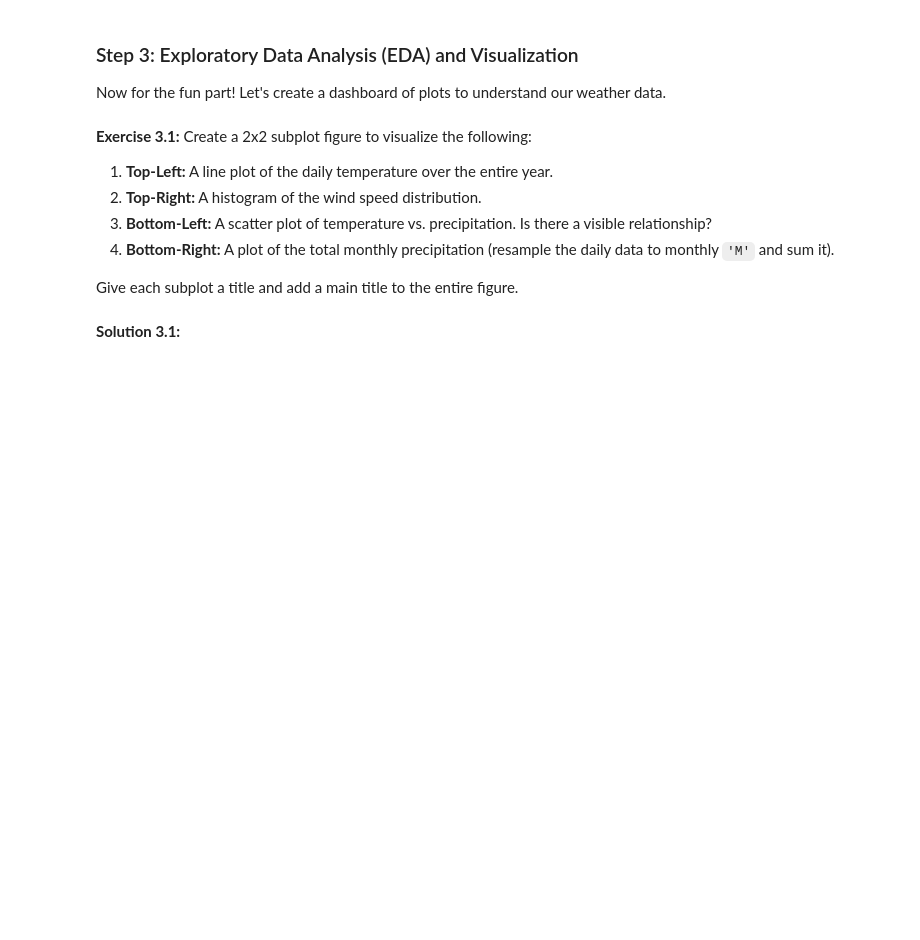
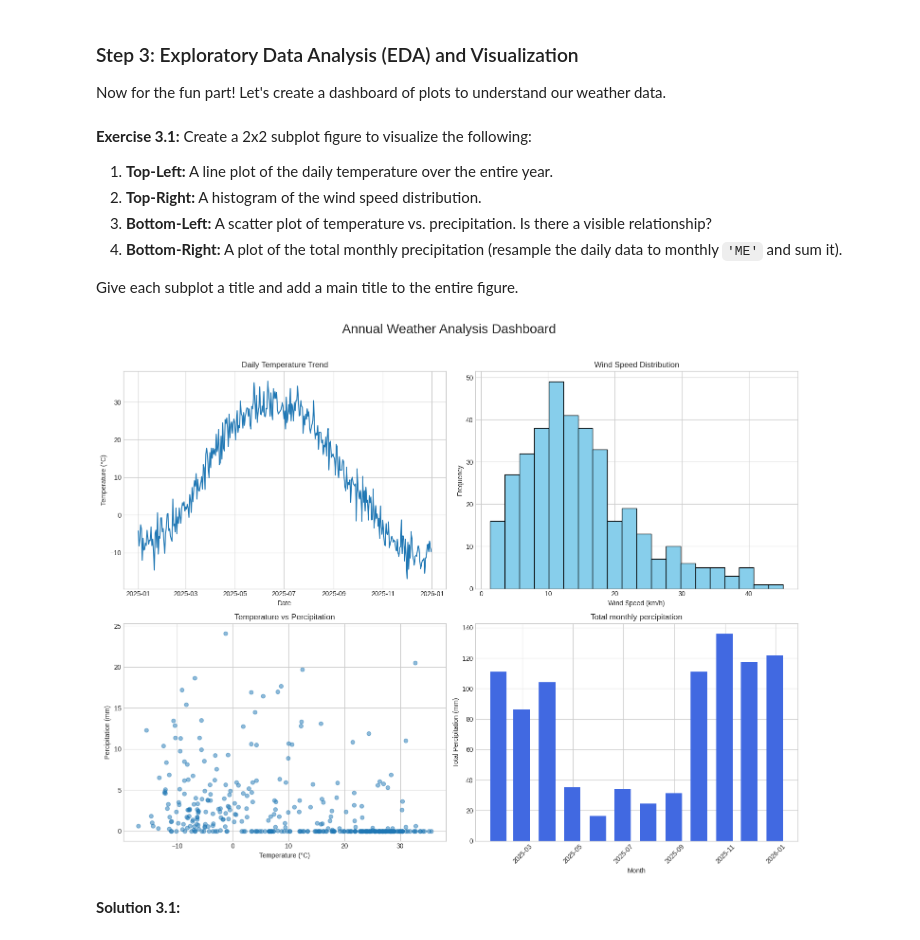
Before and after one commit to rksfn/scipy, a Jupyter notebook: week2_advanced_topics_and_scientific_computing/day14_final_project.ipynb, the cells around one changed output. Cells and saved outputs as stored; diff of their text form; code cells hidden in the pictures; blank space fills up the shorter version.

```diff
--- a/week2_advanced_topics_and_scientific_computing/day14_final_project.ipynb
+++ b/week2_advanced_topics_and_scientific_computing/day14_final_project.ipynb
@@ -91,6 +151,6 @@ Now for the fun part! Let's create a dashboard of plots to understand our weathe
 1.  **Top-Left:** A line plot of the daily temperature over the entire year.
 2.  **Top-Right:** A histogram of the wind speed distribution.
 3.  **Bottom-Left:** A scatter plot of temperature vs. precipitation. Is there a visible relationship?
-4.  **Bottom-Right:** A plot of the total monthly precipitation (resample the daily data to monthly `'M'` and sum it).
+4.  **Bottom-Right:** A plot of the total monthly precipitation (resample the daily data to monthly `'ME'` and sum it).
 
 Give each subplot a title and add a main title to the entire figure.
@@ -99,3 +157,42 @@ Give each subplot a title and add a main title to the entire figure.
+# %%
+# Your code here
+fig, ax = plt.subplots(2, 2, figsize=(15, 12))
+fig.suptitle("Annual Weather Analysis Dashboard", fontsize=20)
+
+# Temperature Line Plot
+ax[0, 0].plot(weather_df_cleaned.index, weather_df_cleaned["temperature"])
+ax[0, 0].set_title("Daily Temperature Trend")
+ax[0, 0].set_xlabel("Date")
+ax[0, 0].set_ylabel("Temperature (°C)")
+
+# Wind speed histogram
+ax[0, 1].hist(
+    weather_df_cleaned["wind_speed"], bins=20, color="skyblue", edgecolor="black"
+)
+ax[0, 1].set_title("Wind Speed Distribution")
+ax[0, 1].set_xlabel("Wind Speed (km/h)")
+ax[0, 1].set_ylabel("Frequency")
+
+# Temperature vs Percipitation
+ax[1, 0].scatter(
+    weather_df_cleaned["temperature"], weather_df_cleaned["precipitation"], alpha=0.5
+)
+ax[1, 0].set_title("Temperature vs Percipitation")
+ax[1, 0].set_xlabel("Temperature (°C)")
+ax[1, 0].set_ylabel("Percipitation (mm)")
+
+# Total monthly percipitation
+monthly_precip = weather_df_cleaned["precipitation"].resample("ME").sum()
+ax[1, 1].bar(monthly_precip.index, monthly_precip.values, width=20, color="royalblue")
+ax[1, 1].set_title("Total monthly percipitation")
+ax[1, 1].set_xlabel("Month")
+ax[1, 1].set_ylabel("Total Percipitation (mm)")
+ax[1, 1].tick_params(axis="x", rotation=45)
+
+plt.tight_layout(rect=[0, 0, 1, 0.96])
+plt.show()
+# %% [output]
+[figure, added]
 # %% [markdown]
 **Solution 3.1:**
 # %%
```
Also changed, not shown: parts of 14 cells of this notebook.
